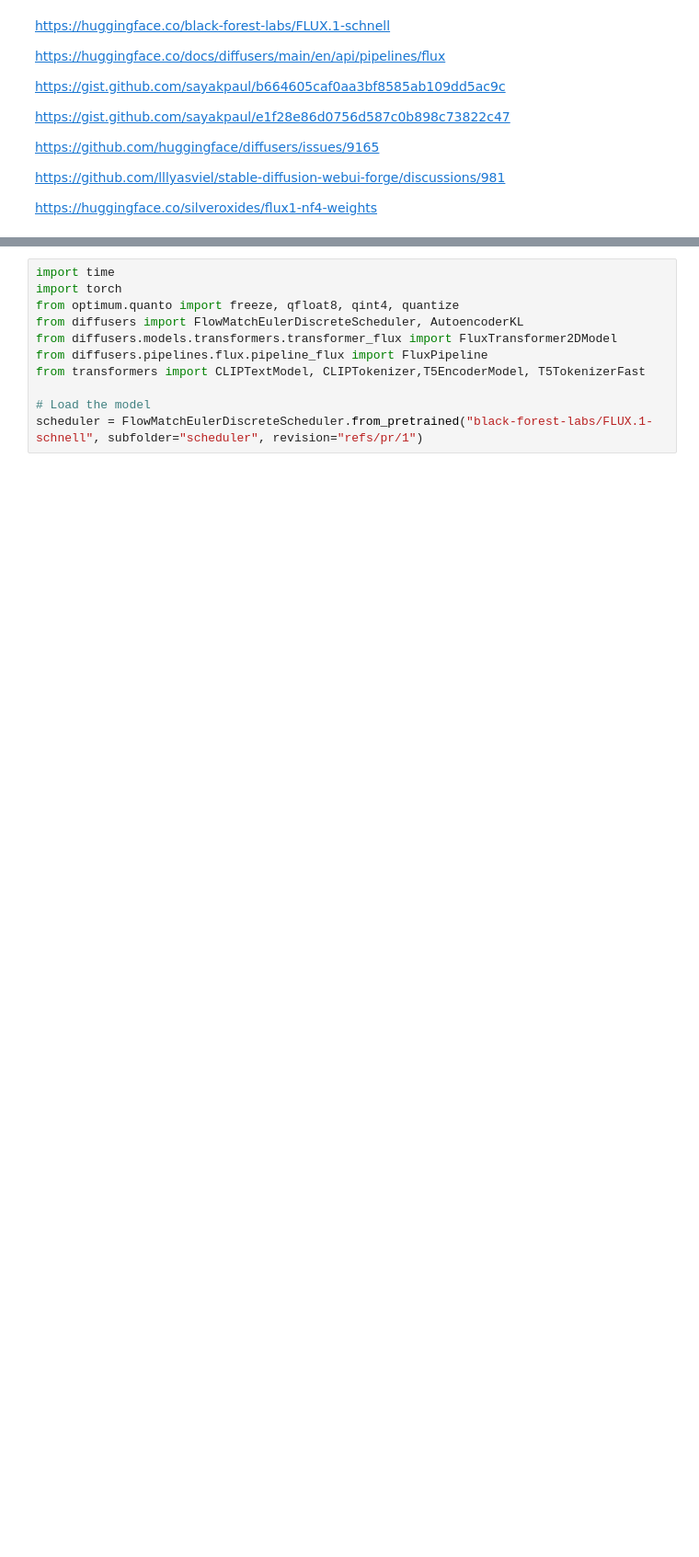
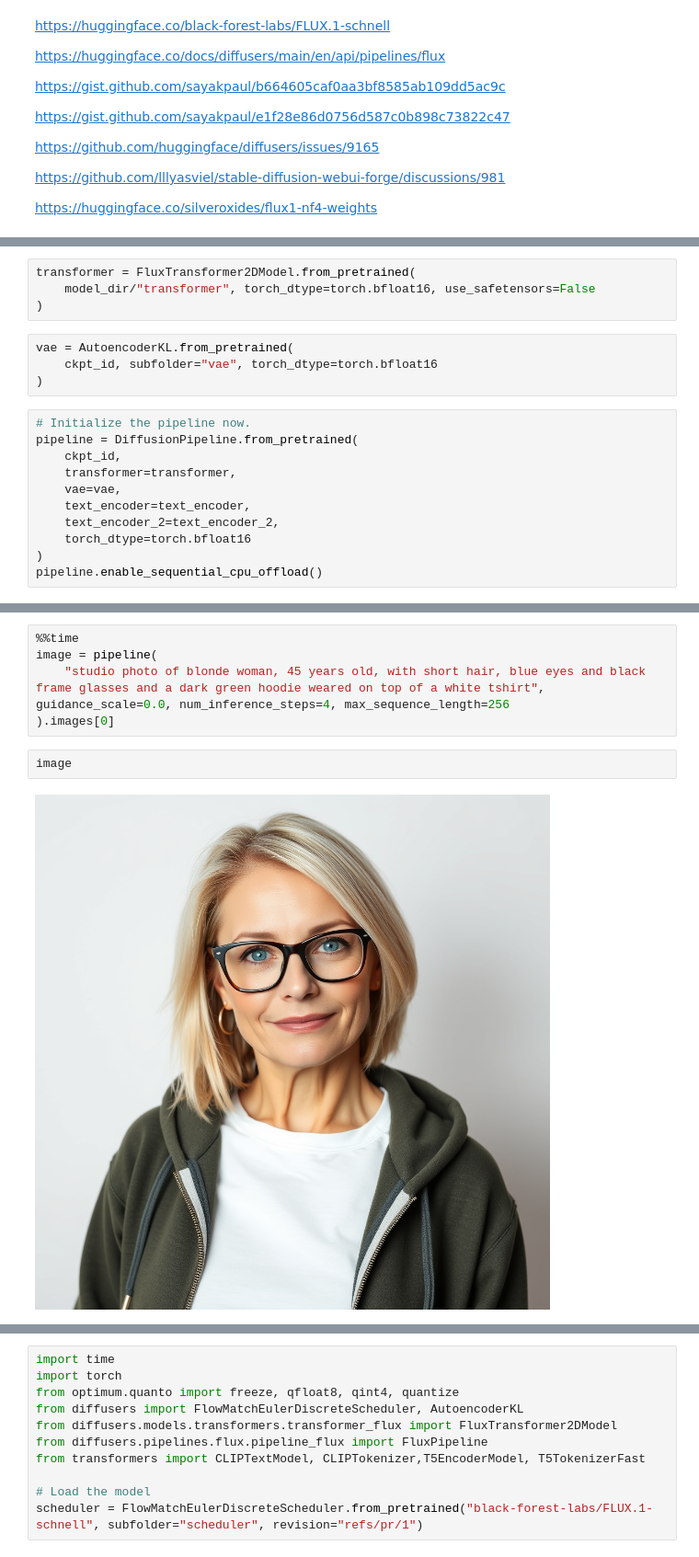
Before and after one commit to wordslab-org/wordslab-images, a Jupyter notebook: 01_install_prerequisites.ipynb, the cells around one changed output, grey strips where cells are left out. Shown at 92% size. Saved outputs shown, nothing was run; the diff lists cells and outputs as text; blank space fills up the shorter version.

Commit message:
FLUX.1 schnell working on RTX3070 in 8 bits !

```diff
--- a/01_install_prerequisites.ipynb
+++ b/01_install_prerequisites.ipynb
@@ -36,0 +111,19 @@ https://huggingface.co/silveroxides/flux1-nf4-weights
+# %%
+transformer = FluxTransformer2DModel.from_pretrained(
+    model_dir/"transformer", torch_dtype=torch.bfloat16, use_safetensors=False
+)
+# %%
+vae = AutoencoderKL.from_pretrained(
+    ckpt_id, subfolder="vae", torch_dtype=torch.bfloat16
+)
+# %%
+# Initialize the pipeline now.
+pipeline = DiffusionPipeline.from_pretrained(
+	ckpt_id,
+    transformer=transformer,
+    vae=vae,
+    text_encoder=text_encoder,
+    text_encoder_2=text_encoder_2,
+    torch_dtype=torch.bfloat16
+)
+pipeline.enable_sequential_cpu_offload()
@@ -36,0 +136,9 @@ https://huggingface.co/silveroxides/flux1-nf4-weights
+# %%
+%%time
+image = pipeline(
+    "studio photo of blonde woman, 45 years old, with short hair, blue eyes and black frame glasses and a dark green hoodie weared on top of a white tshirt", guidance_scale=0.0, num_inference_steps=4, max_sequence_length=256
+).images[0]
+# %%
+image
+# %% [output]
+[figure, added]
```
Also changed, not shown: parts of 33 cells of this notebook.
